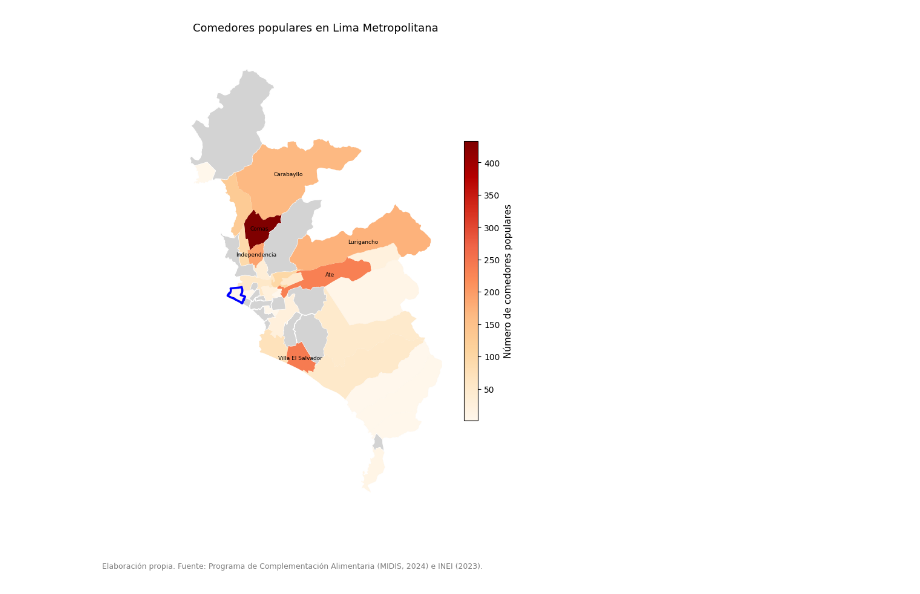
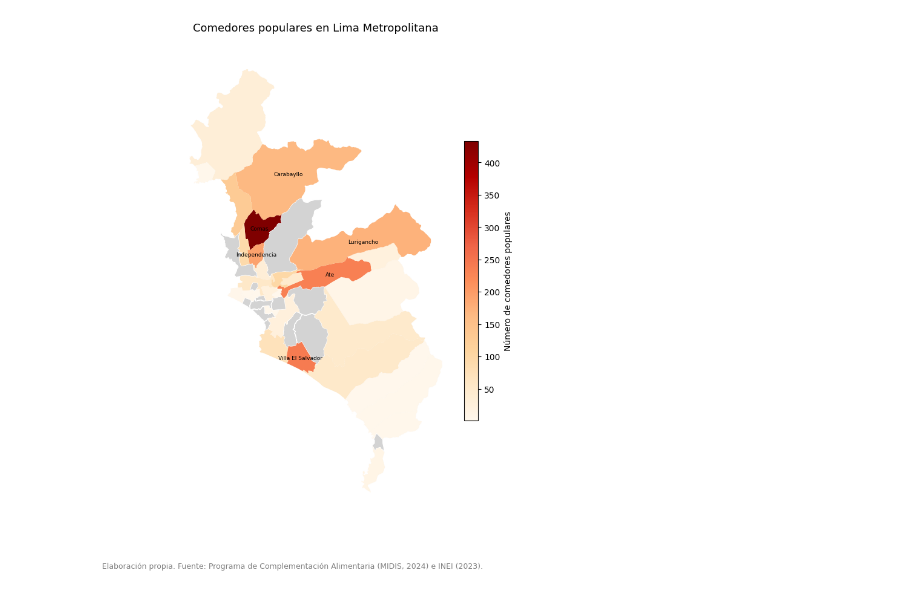
Before and after one commit to santiagoAusejo/Geopandas-Comedores-Populares, a Jupyter notebook: code/Comedores populares.ipynb, the cells around one changed output. Saved outputs shown, nothing was run; the diff lists cells and outputs as text; code cells hidden in the pictures.

```diff
--- a/code/Comedores populares.ipynb
+++ b/code/Comedores populares.ipynb
@@ -106,0 +41,14 @@ gdf_merge
+# %%
+gdf_distritos = gpd.read_file(r"C:\Users\santi\Downloads\DISTRITOS_LIMITES\DISTRITOS.shp")
+
+for c in ["DEPARTAMEN", "PROVINCIA", "DISTRITO"]:
+    gdf_distritos[c] = gdf_distritos[c].apply(norm)
+
+ubigeo_lima = gdf_distritos[
+    (gdf_distritos["DEPARTAMEN"] == "LIMA") &
+    (gdf_distritos["PROVINCIA"] == "LIMA")
+].copy()
+
+gdf_merge = ubigeo_lima.merge(conteo, left_on="DISTRITO", right_on="Distrito", how="left")
+gdf_merge["N_comedores"] = gdf_merge["N_comedores"].fillna(0).astype(int)
+gdf_merge["Tiene_comedor"] = gdf_merge["N_comedores"] > 0
@@ -107,56 +66,39 @@ gdf_merge
 # %%
 fig, ax = plt.subplots(figsize=(10, 10))
 
-# Lima Metropolitana
-gdf_lima.plot(ax=ax, color="lightgray", edgecolor="white")
+# Base gris
+gdf_merge.plot(ax=ax, color="lightgray", edgecolor="white")
 
-# Distritos con comedores
-gdf_lima[gdf_lima["Tiene_comedor"] == True].plot(
-    ax=ax,
-    column="N_comedores",
-    cmap="OrRd",
-    legend=True,
+# Distritos con comedores (gradiente OrRd)
+gdf_merge[gdf_merge["Tiene_comedor"]].plot(
+    ax=ax, column="N_comedores", cmap="OrRd", legend=True,
     legend_kwds={
         "label": "Número de comedores populares",
         "orientation": "vertical",
         "shrink": 0.6,
         "pad": 0.02
     }
 )
 
-# Resaltar San Miguel
-gdf_lima[gdf_lima["DISTRITO"] == "SAN MIGUEL"].plot(
-    ax=ax,
-    color="none",
-    edgecolor="blue",
-    linewidth=2.5
-)
+# Etiquetas para distritos con más de 150 comedores
+for _, row in gdf_merge[gdf_merge["N_comedores"] > 150].iterrows():
+    x, y = row.geometry.centroid.coords[0]
+    ax.text(x, y, row["DISTRITO"].title(), fontsize=6.5, color="black", ha="center", va="center")
 
-#Nombre de los distritos que tienen > 150 comedores
-for idx, row in gdf_lima[gdf_lima["N_comedores"] > 150].iterrows():
-    # Calcular el centroide de cada distrito
-    x, y = row["geometry"].centroid.coords[0]
-    ax.text(x, y, row["DISTRITO"].title(),
-            fontsize=6.5, color="black", ha="center", va="center")
-
-# Título y pie de página
-plt.title("Comedores populares en Lima Metropolitana",
-          fontsize=13, pad=20)
+plt.title("Comedores populares en Lima Metropolitana", fontsize=13, pad=20)
 plt.axis("off")
 
 plt.figtext(
     0.5, 0.02,
     "Elaboración propia. Fuente: Programa de Complementación Alimentaria (MIDIS, 2024) e INEI (2023).",
-    wrap=True, ha="center", fontsize=9, color="gray"
+    ha="center", fontsize=9, color="gray", wrap=True
 )
 
-#Guardamos imagen yay
 plt.savefig(
-    r"C:\Users\santi\OneDrive\Desktop\Python\mapa_comedores_lima.png",
+    r"C:\Users\santi\OneDrive\Documentos\GitHub\Geopandas-Comedores-Populares\output\mapa_comedores.png",
     dpi=300, bbox_inches="tight", facecolor="white"
 )
-
 plt.show()
 # %% [output]
-[figure, old version]
+[figure, new version]
 # %%
```
Also changed, not shown: parts of 11 cells of this notebook, 3 other files.
